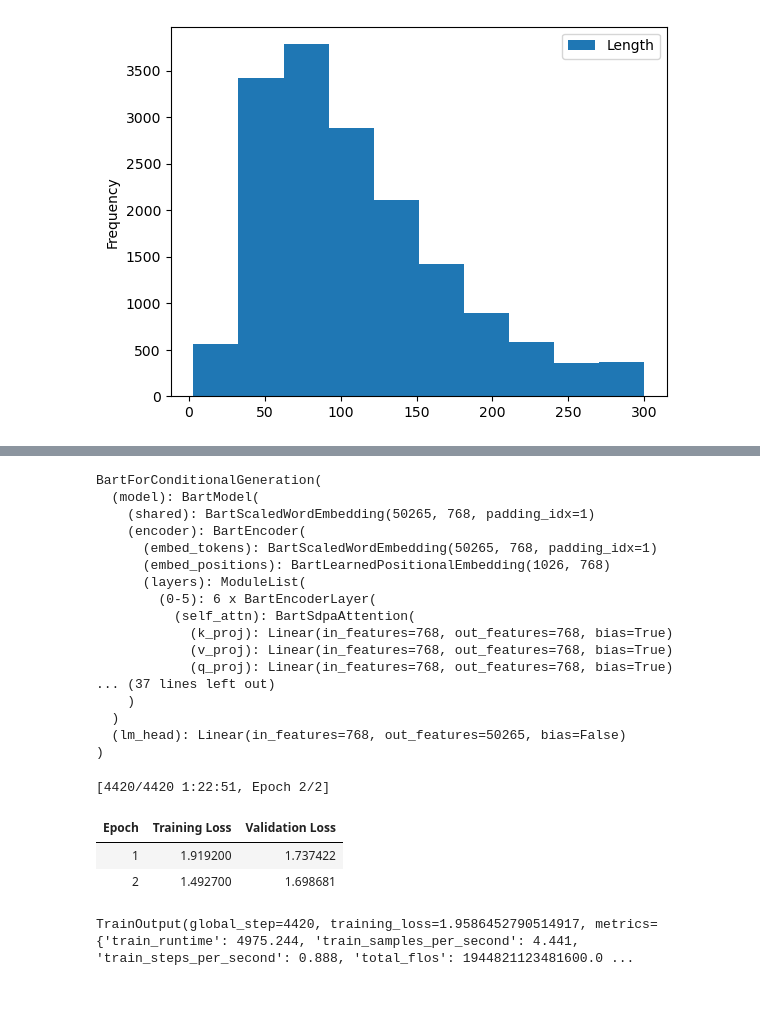
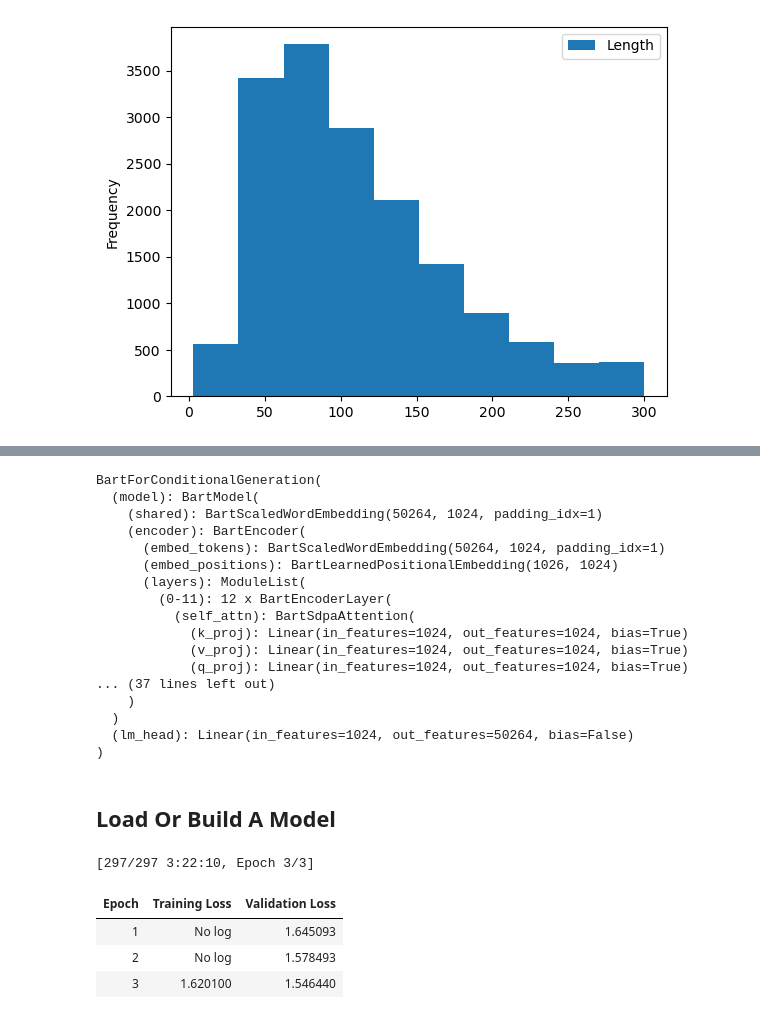
Before and after one commit to gpo2105/Capstone-3, a Jupyter notebook: draft.ipynb, the cells around one changed output, grey strips where cells are left out. Saved outputs shown, nothing was run; the diff lists cells and outputs as text; code cells hidden in the pictures.

Commit message:
Penultimate Update
All 4 Models Zipped

```diff
--- a/draft.ipynb
+++ b/draft.ipynb
@@ -261 +285,3 @@ df_valid = df_valid.sample(frac=keep_rate['valid'])
+# %%
+name = 'facebook/bart-large-cnn'
 # %% [markdown]
@@ -263,4 +289,3 @@ Build A Tokenizer
 # %%
-name = 'facebook/bart-base'
 tokenizer = BartTokenizer.from_pretrained(name)
 # %% [markdown]
@@ -270,3 +293,5 @@ max_len = 150
+# %%
+max_len = 225
 # %%
 df_train['input_ids'] = [tokenizer.encode_plus(d,max_length=max_len,truncation=True)['input_ids'] for d in df_train['dialogue']]
 df_train['attention_mask'] = [tokenizer.encode_plus(d,max_length=max_len,truncation=True)['attention_mask'] for d in df_train['dialogue']]
@@ -313,34 +337,34 @@ model.eval()
 # %% [output]
 BartForConditionalGeneration(
   (model): BartModel(
-    (shared): BartScaledWordEmbedding(50265, 768, padding_idx=1)
+    (shared): BartScaledWordEmbedding(50264, 1024, padding_idx=1)
     (encoder): BartEncoder(
-      (embed_tokens): BartScaledWordEmbedding(50265, 768, padding_idx=1)
-      (embed_positions): BartLearnedPositionalEmbedding(1026, 768)
+      (embed_tokens): BartScaledWordEmbedding(50264, 1024, padding_idx=1)
+      (embed_positions): BartLearnedPositionalEmbedding(1026, 1024)
       (layers): ModuleList(
-        (0-5): 6 x BartEncoderLayer(
+        (0-11): 12 x BartEncoderLayer(
           (self_attn): BartSdpaAttention(
-            (k_proj): Linear(in_features=768, out_features=768, bias=True)
-            (v_proj): Linear(in_features=768, out_features=768, bias=True)
-            (q_proj): Linear(in_features=768, out_features=768, bias=True)
+            (k_proj): Linear(in_features=1024, out_features=1024, bias=True)
+            (v_proj): Linear(in_features=1024, out_features=1024, bias=True)
+            (q_proj): Linear(in_features=1024, out_features=1024, bias=True)
 ... (37 lines left out)
     )
   )
-  (lm_head): Linear(in_features=768, out_features=50265, bias=False)
+  (lm_head): Linear(in_features=1024, out_features=50264, bias=False)
 )
 # %%
 data_collator = DataCollatorForSeq2Seq(tokenizer, model=model)
 # %%
 training_args = TrainingArguments(
     output_dir='.Deliverables/results',          # Directory
-    num_train_epochs=2,              # Number of epochs for training
+    num_train_epochs=3,              # Number of epochs for training
     learning_rate=2e-5,
-    per_device_train_batch_size=5,   # Batch size per device during training
-    per_device_eval_batch_size=5,    # Batch size for evaluation
+    per_device_train_batch_size=15,   # Batch size per device during training
+    per_device_eval_batch_size=15,    # Batch size for evaluation
     warmup_steps=500 ,                # Number of warmup steps for learning rate scheduler
     weight_decay=0.01,               # Weight decay for regularization
     logging_dir='./logs',            # Directory to save logs
-    logging_steps=10,                # Log metrics every specified number of steps
+    logging_steps=250,                # Log metrics every specified number of steps
     eval_strategy="epoch",             # Evaluation is done at the end of each epoch
     report_to='none',                 # Disables reporting
     #Need to adjust with these settings in order to get code to run
@@ -356,11 +380,17 @@ trainer = Trainer(
     train_dataset=ds_train,
     eval_dataset=ds_valid
 )
+# %% [markdown]
+## Load Or Build A Model
 # %%
-trainer.train()
+if __LOAD__:
+    weights = torch.load(__LOAD__+'.pth',weights_only=True)
+    model.load_state_dict(weights)
+else:
+    trainer.train()
 # %% [output]
-[4420/4420 1:22:51, Epoch 2/2]
+[297/297 3:22:10, Epoch 3/3]
 | Epoch | Training Loss | Validation Loss |
-| 1 | 1.919200 | 1.737422 |
-| 2 | 1.492700 | 1.698681 |
+| 1 | No log | 1.645093 |
+| 2 | No log | 1.578493 |
+| 3 | 1.620100 | 1.546440 |
-TrainOutput(global_step=4420, training_loss=1.9586452790514917, metrics={'train_runtime': 4975.244, 'train_samples_per_second': 4.441, 'train_steps_per_second': 0.888, 'total_flos': 1944821123481600.0 ...
```
Also changed, not shown: parts of 37 cells of this notebook, 14 other files.
